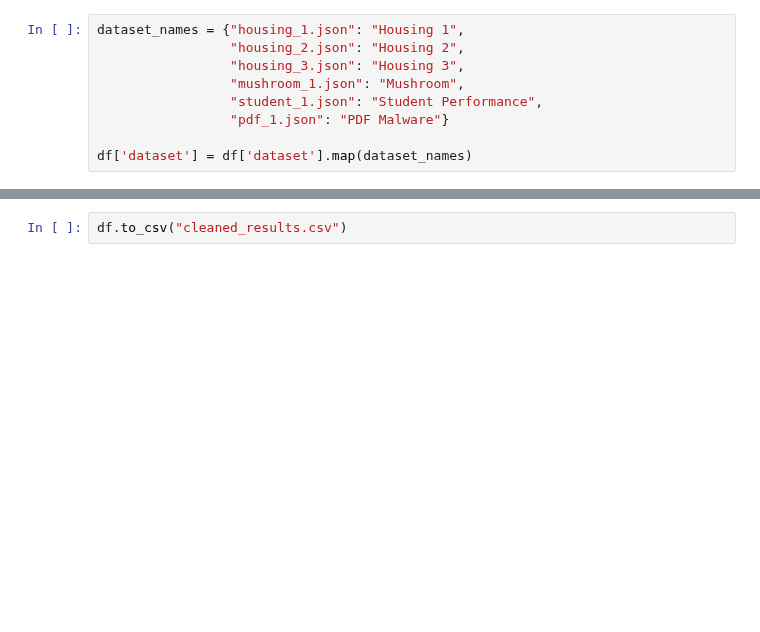
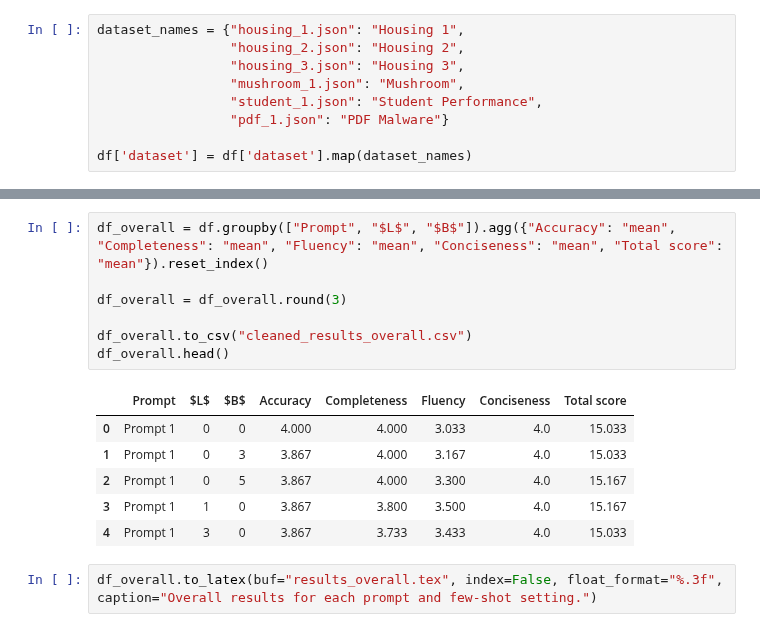
Before and after one commit to sibyl-dev/Explingo, a Jupyter notebook: full-experiment/evaluate_results.ipynb, the cells around one changed output, grey strips where cells are left out. Cells and saved outputs as stored; diff of their text form; blank space fills up the shorter version.

```diff
--- a/full-experiment/evaluate_results.ipynb
+++ b/full-experiment/evaluate_results.ipynb
@@ -70,2 +72,16 @@ df.head()
-# %%
-df.to_csv("cleaned_results.csv")
+# %%
+df_overall = df.groupby(["Prompt", "$L$", "$B$"]).agg({"Accuracy": "mean", "Completeness": "mean", "Fluency": "mean", "Conciseness": "mean", "Total score": "mean"}).reset_index()
+
+df_overall = df_overall.round(3)
+
+df_overall.to_csv("cleaned_results_overall.csv")
+df_overall.head()
+# %% [output]
+|  | Prompt | $L$ | $B$ | Accuracy | Completeness | Fluency | Conciseness | Total score |
+| 0 | Prompt 1 | 0 | 0 | 4.000 | 4.000 | 3.033 | 4.0 | 15.033 |
+| 1 | Prompt 1 | 0 | 3 | 3.867 | 4.000 | 3.167 | 4.0 | 15.033 |
+| 2 | Prompt 1 | 0 | 5 | 3.867 | 4.000 | 3.300 | 4.0 | 15.167 |
+| 3 | Prompt 1 | 1 | 0 | 3.867 | 3.800 | 3.500 | 4.0 | 15.167 |
+| 4 | Prompt 1 | 3 | 0 | 3.867 | 3.733 | 3.433 | 4.0 | 15.033 |
+# %%
+df_overall.to_latex(buf="results_overall.tex", index=False, float_format="%.3f", caption="Overall results for each prompt and few-shot setting.")
```
Also changed, not shown: parts of 3 cells of this notebook, 4 other files.
